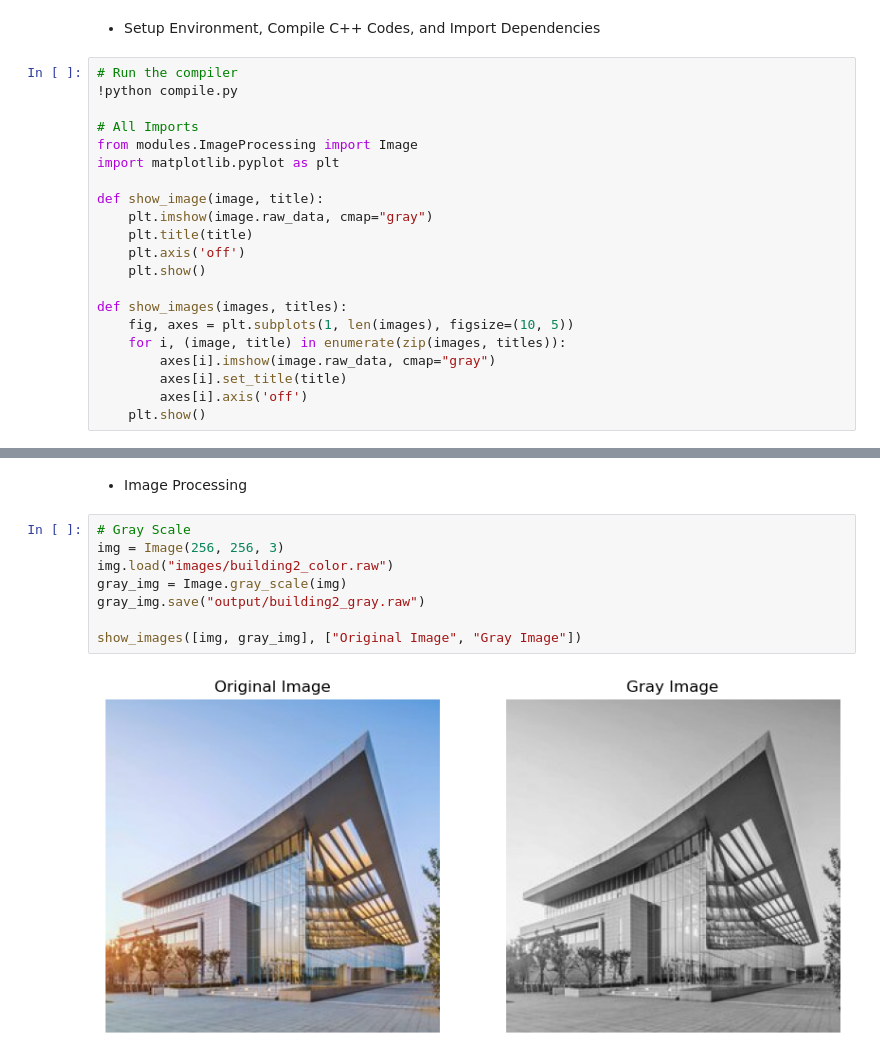
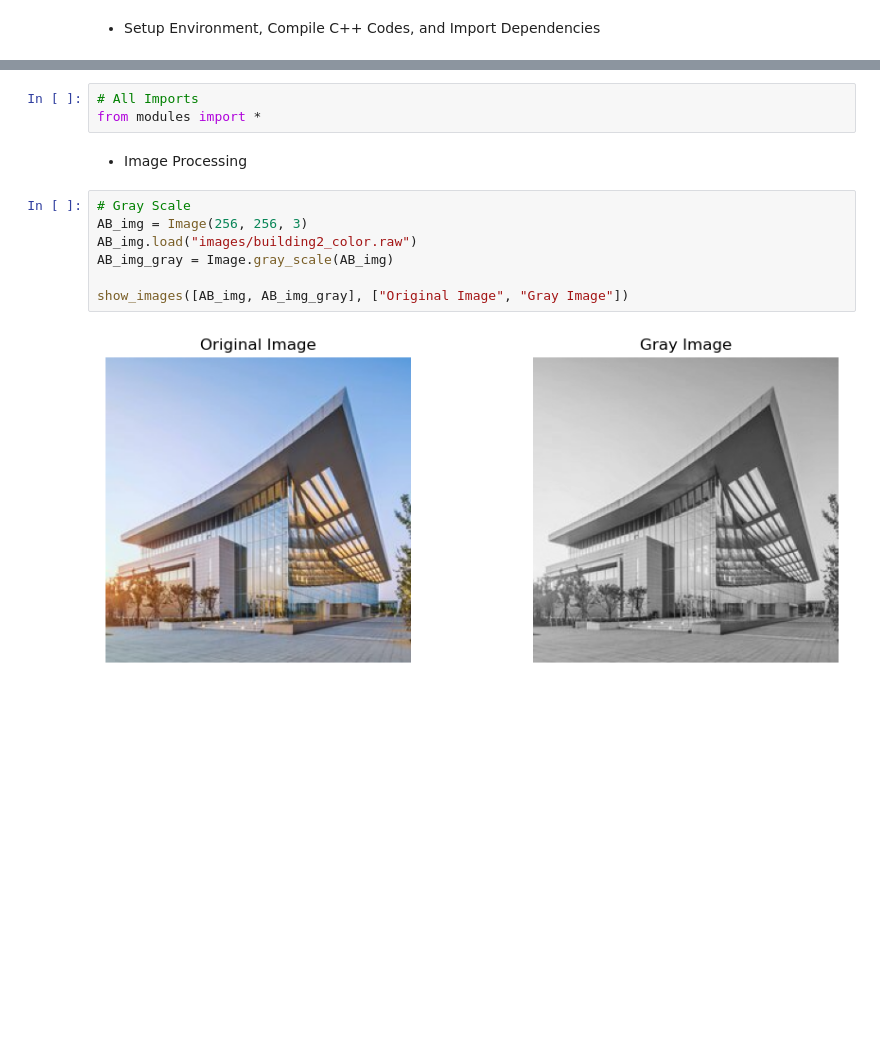
Before and after one commit to FLwolfy/Image-Processing, a Jupyter notebook: main.ipynb, the cells around one changed output, grey strips where cells are left out. Saved outputs shown, nothing was run; the diff lists cells and outputs as text; blank space fills up the shorter version.

Commit message:
24/10/31 GrayScale, Watermark, Negative, LinearScale

```diff
--- a/main.ipynb
+++ b/main.ipynb
@@ -1,23 +1,2 @@
 # %% [markdown]
 - Setup Environment, Compile C++ Codes, and Import Dependencies
-# %%
-# Run the compiler
-!python compile.py
-
-# All Imports
-from modules.ImageProcessing import Image
-import matplotlib.pyplot as plt
-
-def show_image(image, title):
-    plt.imshow(image.raw_data, cmap="gray")
-    plt.title(title)
-    plt.axis('off')
-    plt.show()
-
-def show_images(images, titles):
-    fig, axes = plt.subplots(1, len(images), figsize=(10, 5))
-    for i, (image, title) in enumerate(zip(images, titles)):
-        axes[i].imshow(image.raw_data, cmap="gray")
-        axes[i].set_title(title)
-        axes[i].axis('off')
-    plt.show()
@@ -29,14 +12,16 @@ Error: [WinError 5] 拒绝访问。: 'modules\\ImageProcessing.cp312-win_amd64.p
+# %%
+# All Imports
+from modules import *
 # %% [markdown]
 - Image Processing
 # %%
 # Gray Scale
-img = Image(256, 256, 3)
-img.load("images/building2_color.raw")
-gray_img = Image.gray_scale(img)
-gray_img.save("output/building2_gray.raw")
+AB_img = Image(256, 256, 3)
+AB_img.load("images/building2_color.raw")
+AB_img_gray = Image.gray_scale(AB_img)
 
-show_images([img, gray_img], ["Original Image", "Gray Image"])
+show_images([AB_img, AB_img_gray], ["Original Image", "Gray Image"])
 # %% [output]
-[figure, old version]
+[figure, new version]
 # %%
 # Watermark
```
Also changed, not shown: parts of 6 cells of this notebook, 9 other files.
